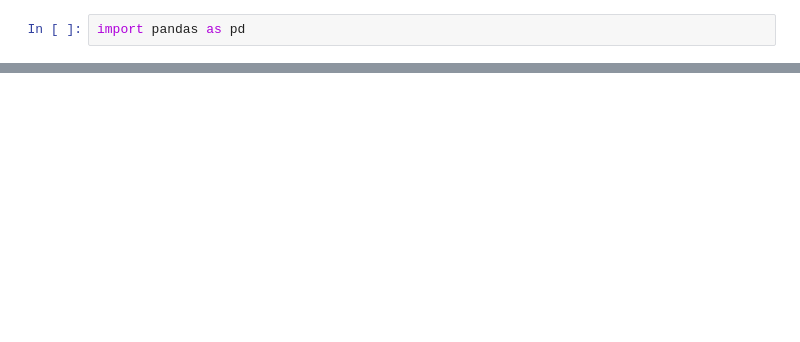
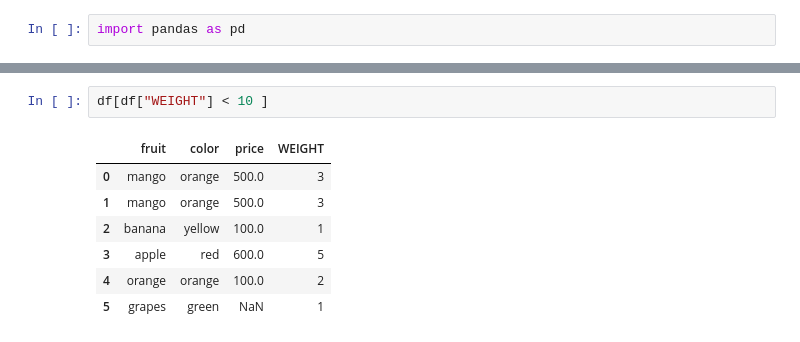
Before and after one commit to Anishmnaik/CodeWithAnish, a Jupyter notebook: python/pandas/pandas.ipynb, the cells around one changed output, grey strips where cells are left out. Drawn from its saved outputs; the diff is of its cells as text; blank space fills up the shorter version.

```diff
--- a/python/pandas/pandas.ipynb
+++ b/python/pandas/pandas.ipynb
@@ -119,0 +219,10 @@ df.describe()    # 50,100,100,300,500,600
+# %%
+df[df["WEIGHT"] < 10 ]
+# %% [output]
+|  | fruit | color | price | WEIGHT |
+| 0 | mango | orange | 500.0 | 3 |
+| 1 | mango | orange | 500.0 | 3 |
+| 2 | banana | yellow | 100.0 | 1 |
+| 3 | apple | red | 600.0 | 5 |
+| 4 | orange | orange | 100.0 | 2 |
+| 5 | grapes | green | NaN | 1 |
```
Also changed, not shown: parts of 76 cells of this notebook, 4 other files.
